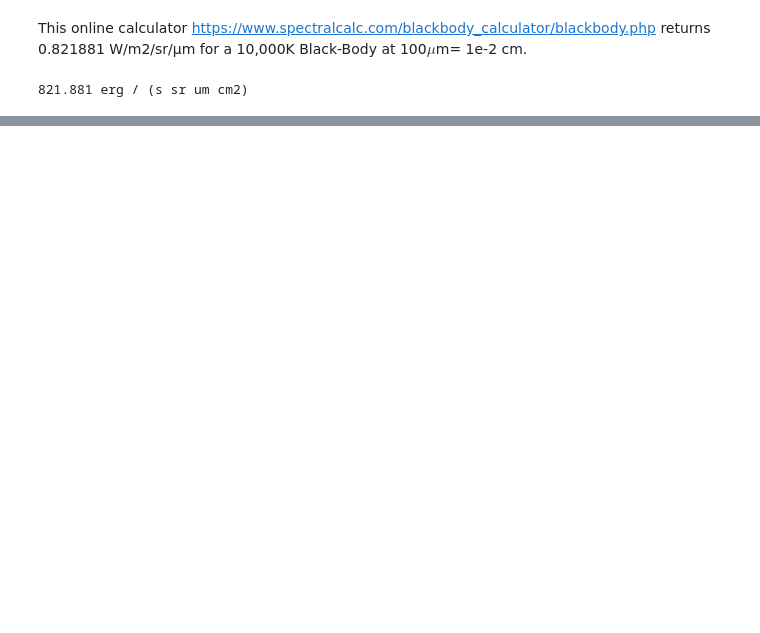
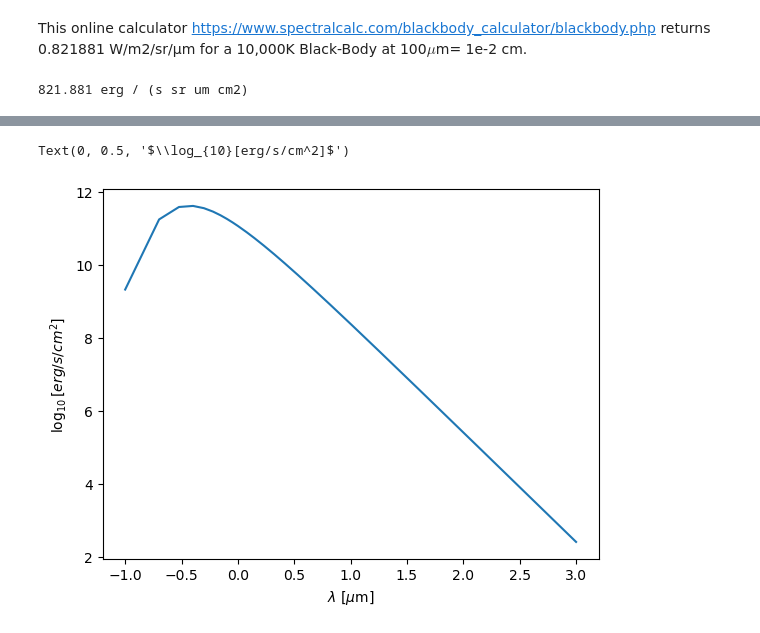
Before and after one commit to juliaroquette/project_with_Nikos, a Jupyter notebook: testing_BlackBody.ipynb, the cells around one changed output, grey strips where cells are left out. Drawn from its saved outputs; the diff is of its cells as text; code cells hidden in the pictures; blank space fills up the shorter version.

```diff
--- a/testing_BlackBody.ipynb
+++ b/testing_BlackBody.ipynb
@@ -121,0 +220,8 @@ print(test.to(u.erg/u.s/u.cm**2/u.um/u.sr))
+# %%
+Teff = 10000*u.K
+plt.plot(np.log10(wl_array.to(u.um).value), equation8(wl_array, Teff, myBlackBody))
+plt.xlabel('$\lambda$ [$\mu$m]')
+plt.ylabel('$\log_{10}[erg/s/cm^2]$')
+# %% [output]
+Text(0, 0.5, '$\\log_{10}[erg/s/cm^2]$')
+[figure, added]
```
Also changed, not shown: parts of 36 cells of this notebook, 1 other file.
